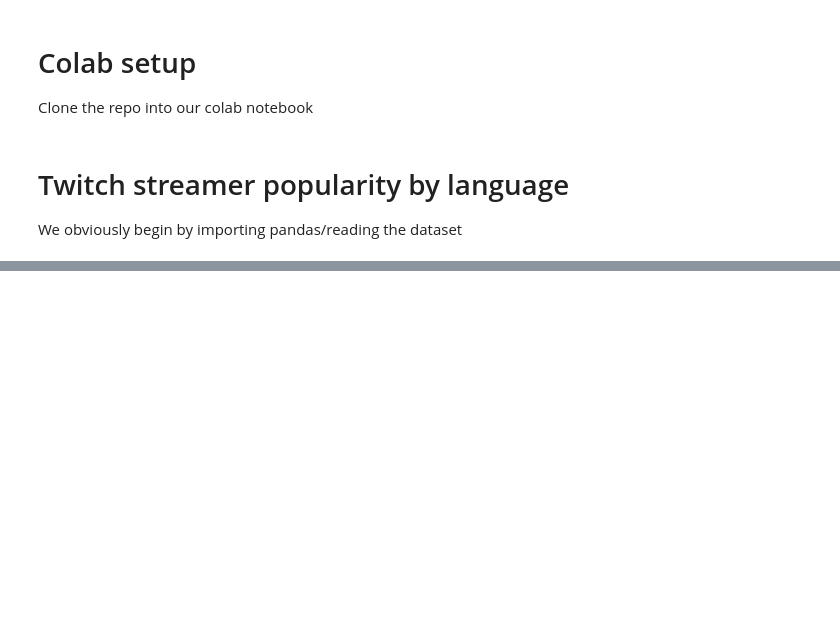
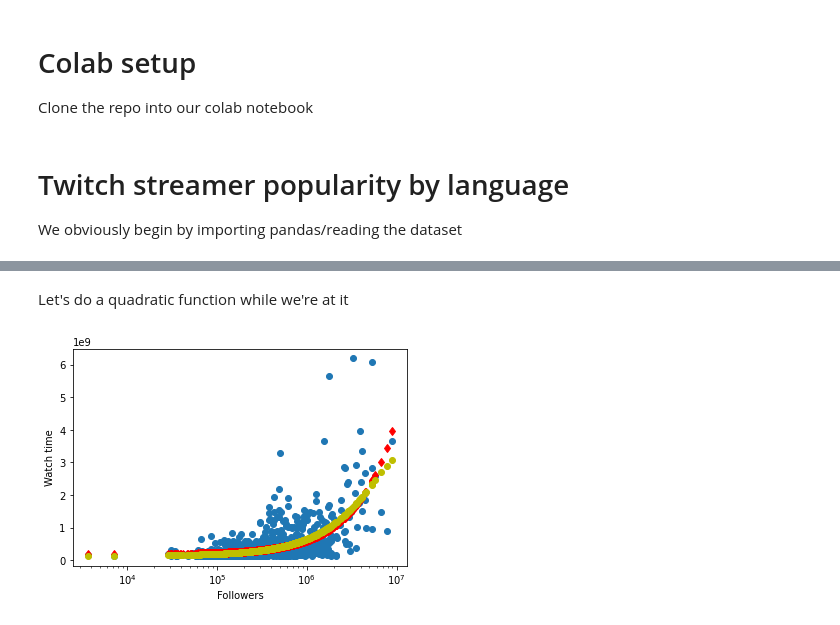
Before and after one commit to pmozil/EDA_team_21, a Jupyter notebook: notebook.ipynb, the cells around one changed output, grey strips where cells are left out. Saved outputs shown, nothing was run; the diff lists cells and outputs as text; code cells hidden in the pictures; blank space fills up the shorter version.

```diff
--- a/notebook.ipynb
+++ b/notebook.ipynb
@@ -17,0 +24,23 @@ sns.catplot(data=df, x="Followers", y="Wtime", kind="violin")
+# %%
+x_axis = df["Followers"]
+y_axis = df["Wtime"]
+reg = np.polyfit(x_axis, y_axis, 1)
+linear_func = np.poly1d(reg)
+# %% [markdown]
+Let's do a quadratic function while we're at it
+# %%
+coeffs = np.polyfit(x_axis, y_axis, 2)
+# create a quadratic function for the coefficients
+def quadratic_func(x):
+  return x**2*coeffs[0] + x*coeffs[1] + coeffs[2]
+# %%
+plt.scatter(x_axis, y_axis)
+plt.plot(x_axis, linear_func(x_axis), 'rd')
+plt.plot(x_axis, quadratic_func(x_axis), 'yo')
+plt.xlabel("Followers")
+plt.ylabel("Watch time")
+# Set logarithmic scale, too many dots at the start
+plt.xscale('log')
+plt.show()
+# %% [output]
+[figure, added]
```
Also changed, not shown: parts of 11 cells of this notebook, 2 other files.
